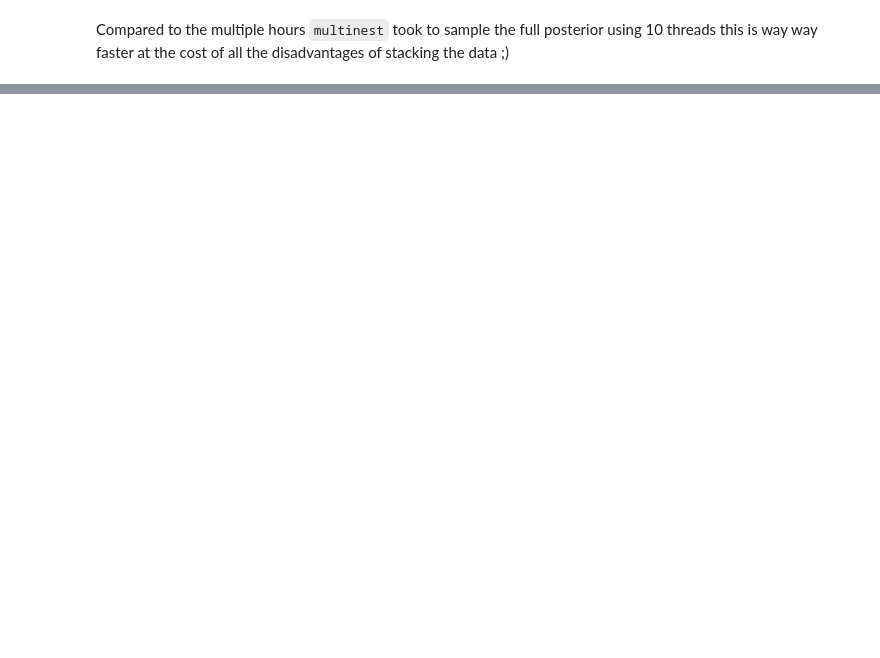
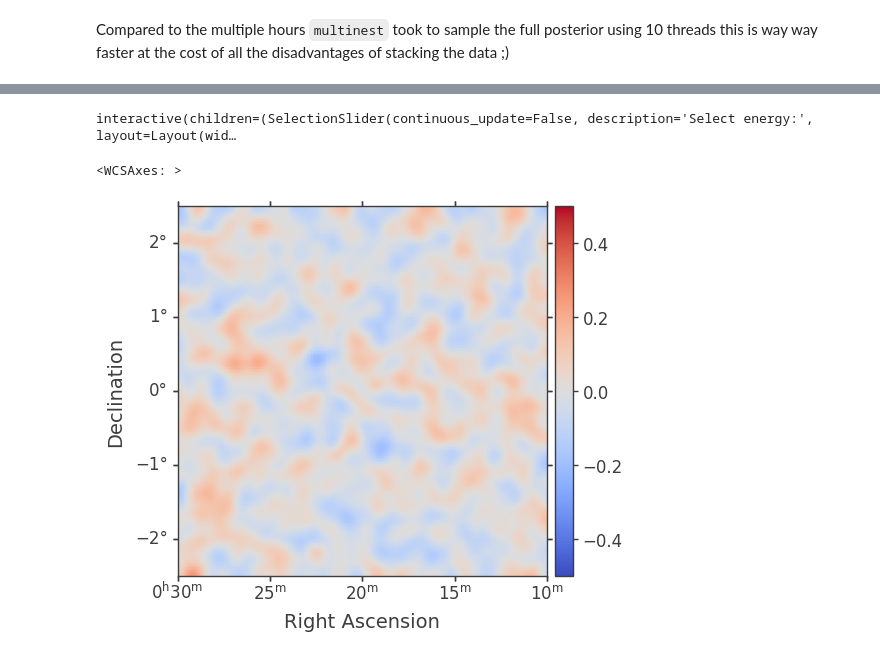
Before and after one commit to threeML/gammapy-plugin, a Jupyter notebook: examples/example_extended_source_fov_bkg.ipynb, the cells around one changed output, grey strips where cells are left out. Saved outputs shown, nothing was run; the diff lists cells and outputs as text; code cells hidden in the pictures; blank space fills up the shorter version.

```diff
--- a/examples/example_extended_source_fov_bkg.ipynb
+++ b/examples/example_extended_source_fov_bkg.ipynb
@@ -327,0 +889,4 @@ Compared to the multiple hours `multinest` took to sample the full posterior usi
+# %%
+pl = Powerlaw()
+gauss = Gaussian_on_sphere()
+es_fake = ExtendedSource("fake_it_til_you_make_it", spatial_shape=gauss,spectral_shape=pl)
@@ -327,0 +926,2 @@ Compared to the multiple hours `multinest` took to sample the full posterior usi
+# %%
+model = Model(es_fake)
@@ -327,0 +953,2 @@ Compared to the multiple hours `multinest` took to sample the full posterior usi
+# %%
+conv = AstromodelConverter(model,frame = "icrs")
@@ -327,0 +957,2 @@ Compared to the multiple hours `multinest` took to sample the full posterior usi
+# %%
+gl_fake.set_model(model,conv)
@@ -327,0 +1075,9 @@ Compared to the multiple hours `multinest` took to sample the full posterior usi
+# %%
+gl_fake.datasets[0].counts.smooth(0.05 * u.deg).plot_interactive(add_cbar=True, stretch="linear")
+# %% [output]
+interactive(children=(SelectionSlider(continuous_update=False, description='Select energy:', layout=Layout(wid…
+# %%
+gl_fake.datasets[0].plot_residuals_spatial(method="diff/sqrt(model)", vmin=-0.5, vmax=0.5)
+# %% [output]
+<WCSAxes: >
+[figure, added]
```
Also changed, not shown: parts of 77 cells of this notebook, 1 other file.
